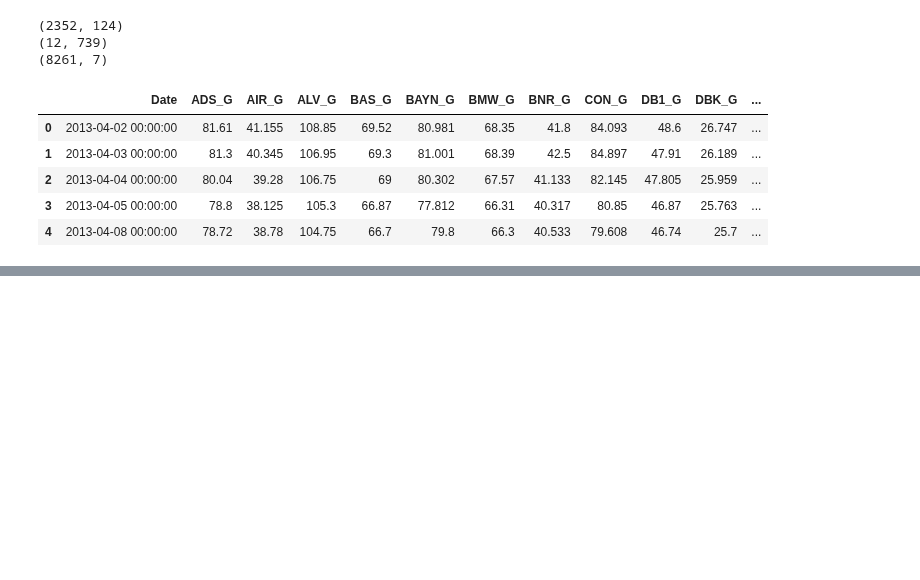
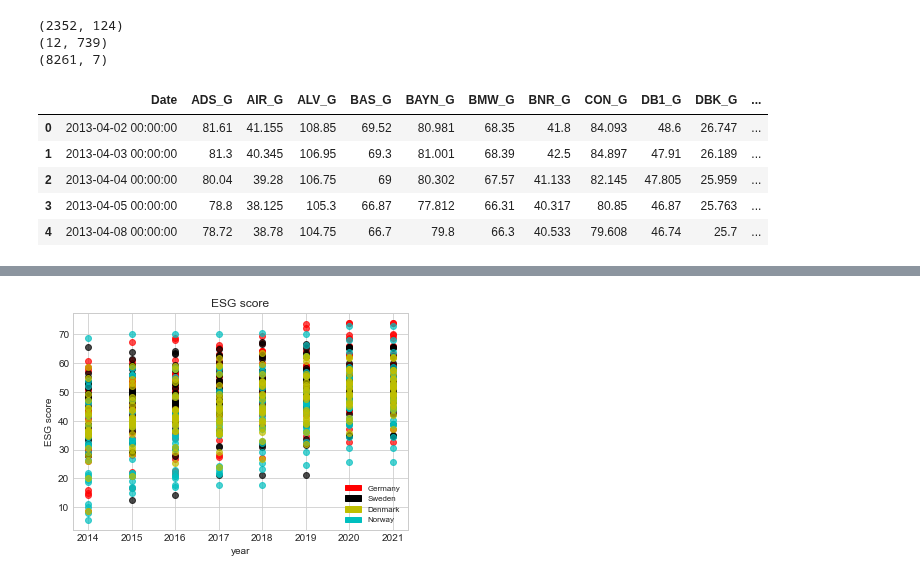
Before and after one commit to KamilPan/PS, a Jupyter notebook: ACF /ACF.ipynb, the cells around one changed output, grey strips where cells are left out. Cells and saved outputs as stored; diff of their text form; code cells hidden in the pictures; blank space fills up the shorter version.

```diff
--- a/ACF /ACF.ipynb
+++ b/ACF /ACF.ipynb
@@ -102,0 +106,21 @@ esg.head(20)
+# %%
+fig = plt.figure()
+ax = fig.add_subplot(1,1,1)
+
+ax.plot(esg.loc[:, 'ADS_G_ESG' : 'ZAL_G_ESG'], 'o',color='r', alpha=0.7)
+ax.plot(esg.loc[:, 'ABB_S_ESG' : 'VOLVB_S_ESG'], 'o', color='k',alpha=0.7)
+ax.plot(esg.loc[:, 'AKER_N_ESG' : 'STB_N_ESG'], 'o', color='c',alpha=0.7)
+ax.plot(esg.loc[:, 'AMBUB_D_ESG' : 'VWS_D_ESG'], 'o',color='y', alpha=0.7)
+
+ax.set_xlabel('year')
+ax.set_ylabel('ESG score')
+ax.set_title('ESG score')
+
+# Code creating manual legends
+r_patch = mpatches.Patch(color='r', label='Germany')
+k_patch = mpatches.Patch(color='k', label='Sweden')
+c_patch = mpatches.Patch(color='c', label='Norway')
+y_patch = mpatches.Patch(color='y', label='Denmark')
+ax.legend(handles=[r_patch,k_patch,y_patch,c_patch],prop={'size': 8});
+# %% [output]
+[figure, added]
```
Also changed, not shown: parts of 4 cells of this notebook.
